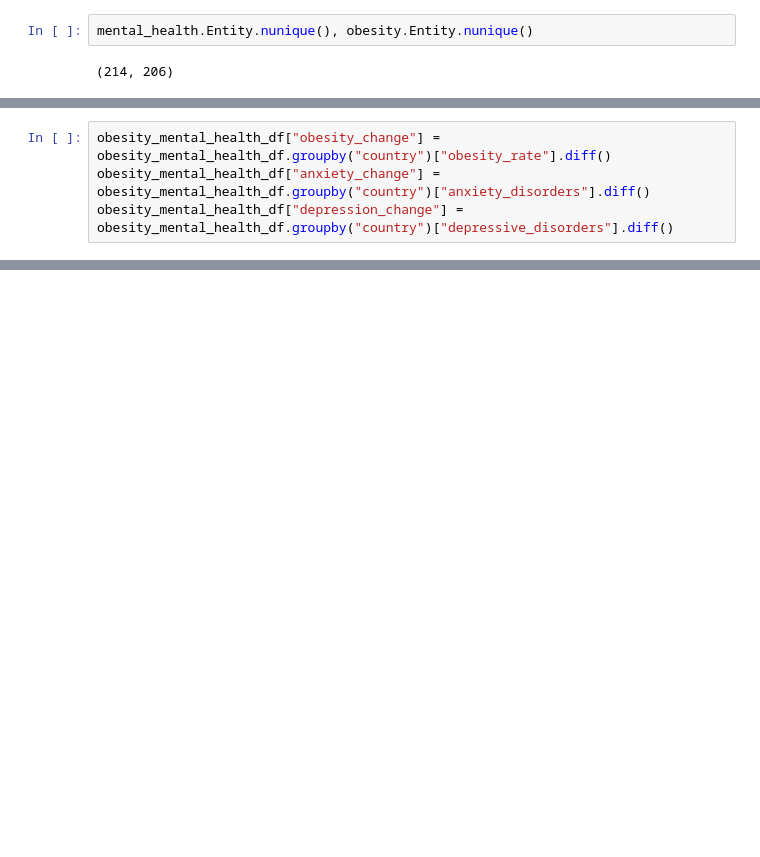
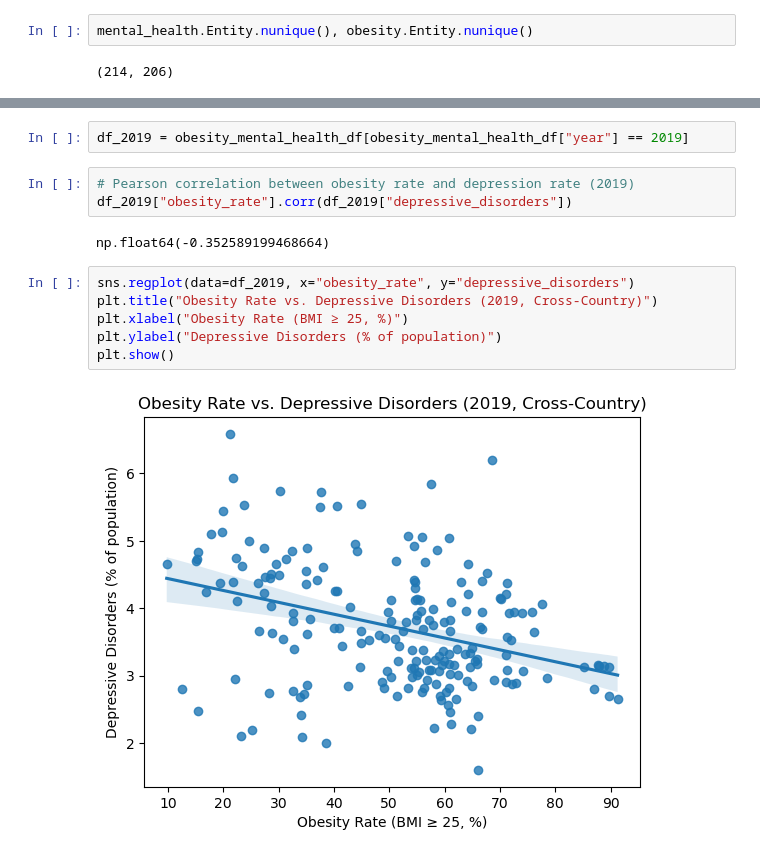
Before and after one commit to IvanOgnyanovGoranov/diet-obesity-mental-health-analysis, a Jupyter notebook: project.ipynb, the cells around one changed output, grey strips where cells are left out. Saved outputs shown, nothing was run; the diff lists cells and outputs as text; blank space fills up the shorter version.

```diff
--- a/project.ipynb
+++ b/project.ipynb
@@ -241,4 +144,0 @@ obesity_mental_health_df.sort_values(["country", "year"])
-# %%
-obesity_mental_health_df["obesity_change"] = obesity_mental_health_df.groupby("country")["obesity_rate"].diff()
-obesity_mental_health_df["anxiety_change"] = obesity_mental_health_df.groupby("country")["anxiety_disorders"].diff()
-obesity_mental_health_df["depression_change"] = obesity_mental_health_df.groupby("country")["depressive_disorders"].diff()
@@ -284,0 +166,15 @@ https://pandas.pydata.org/pandas-docs/stable/user_guide/merging.html
+# %%
+df_2019 = obesity_mental_health_df[obesity_mental_health_df["year"] == 2019]
+# %%
+# Pearson correlation between obesity rate and depression rate (2019)
+df_2019["obesity_rate"].corr(df_2019["depressive_disorders"])
+# %% [output]
+np.float64(-0.352589199468664)
+# %%
+sns.regplot(data=df_2019, x="obesity_rate", y="depressive_disorders")
+plt.title("Obesity Rate vs. Depressive Disorders (2019, Cross-Country)")
+plt.xlabel("Obesity Rate (BMI ≥ 25, %)")
+plt.ylabel("Depressive Disorders (% of population)")
+plt.show()
+# %% [output]
+[figure, added]
```
Also changed, not shown: parts of 65 cells of this notebook.
